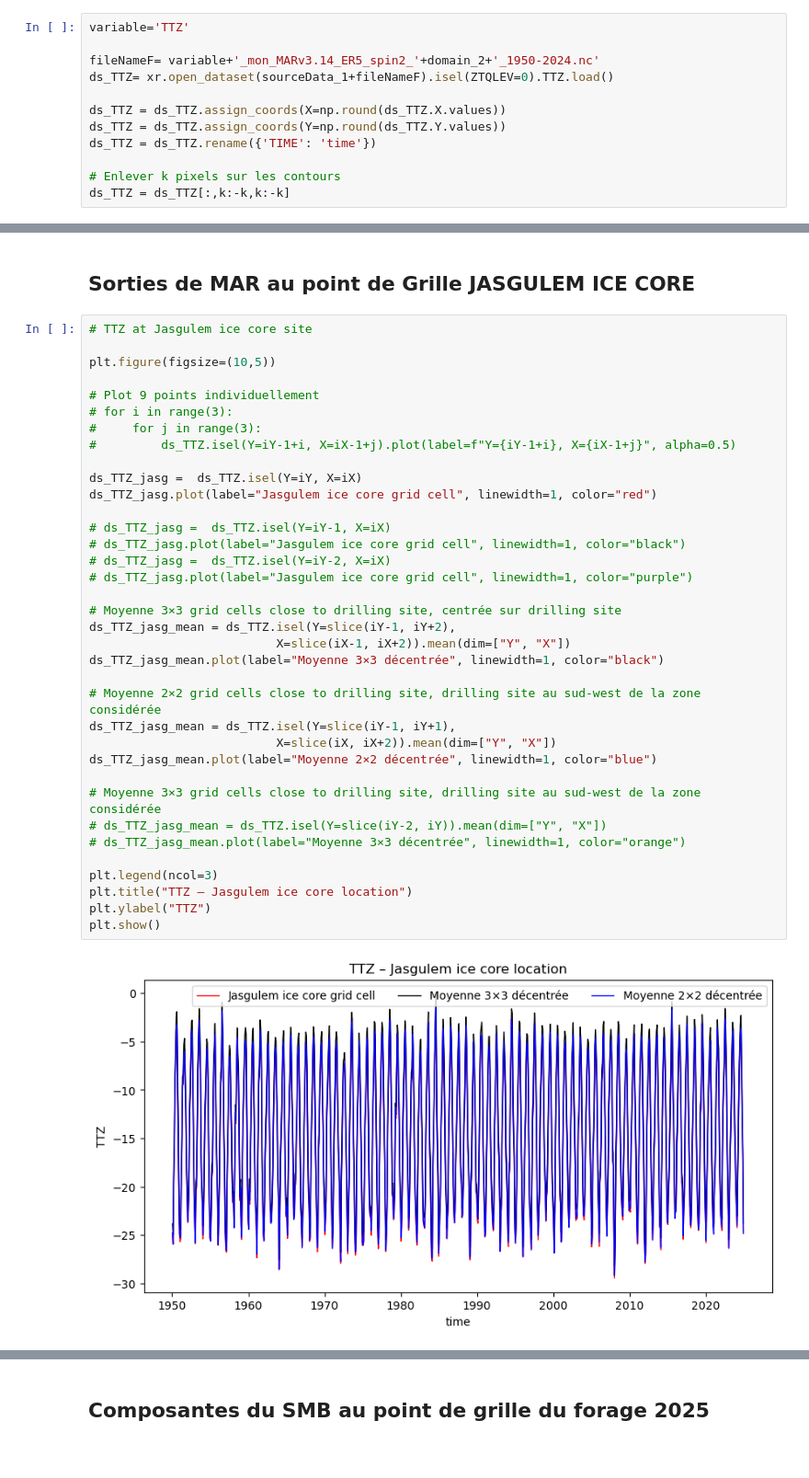
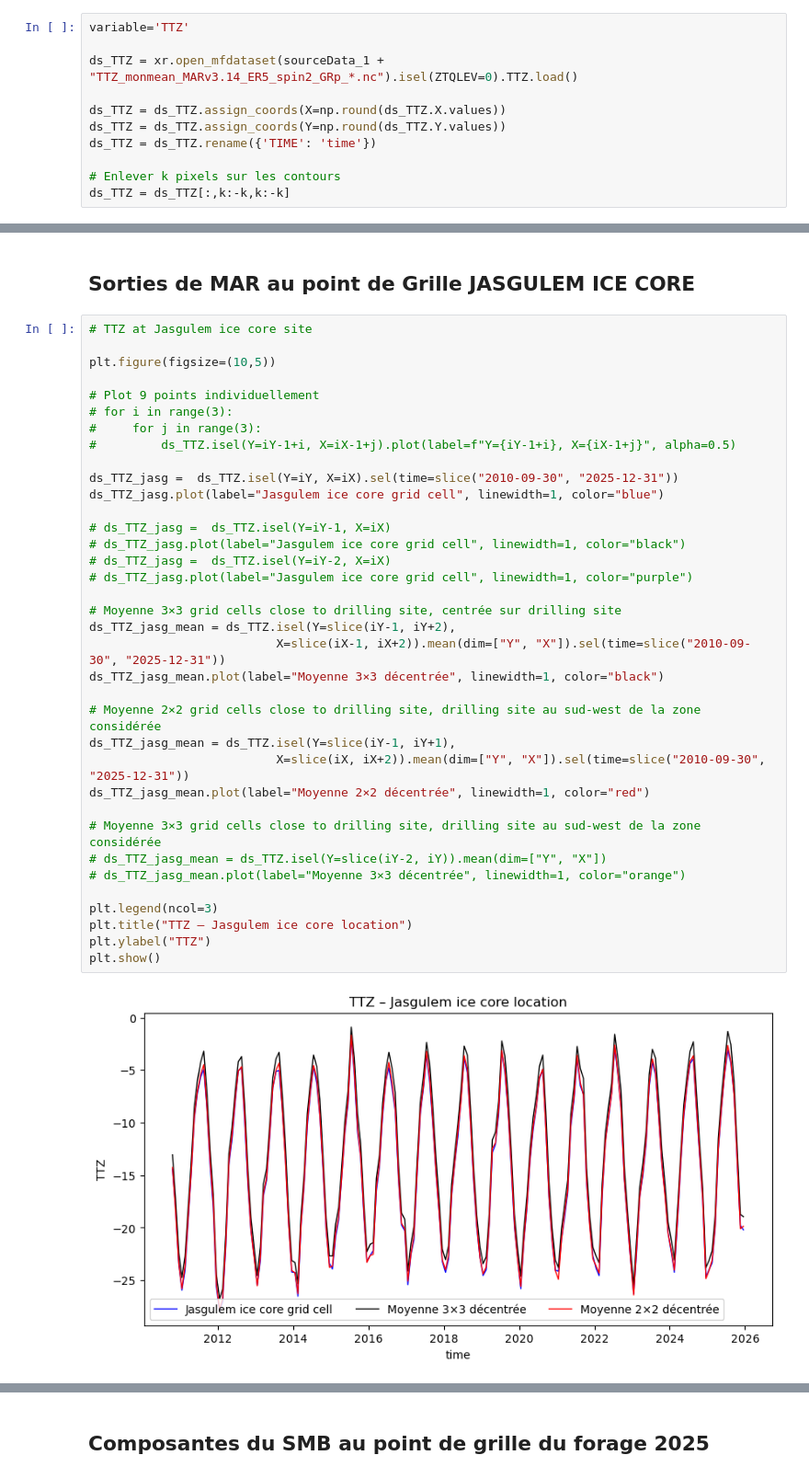
Before and after one commit to xfain/MAR_HMA, a Jupyter notebook: Pamir_domain/SMB.timeSeries_GRp.ipynb, the cells around one changed output, grey strips where cells are left out. Shown at 92% size. Saved outputs shown, nothing was run; the diff lists cells and outputs as text.

```diff
--- a/Pamir_domain/SMB.timeSeries_GRp.ipynb
+++ b/Pamir_domain/SMB.timeSeries_GRp.ipynb
@@ -295,8 +295,7 @@ plt.show()
 # %%
 variable='TTZ'
 
-fileNameF= variable+'_mon_MARv3.14_ER5_spin2_'+domain_2+'_1950-2024.nc'
-ds_TTZ= xr.open_dataset(sourceData_1+fileNameF).isel(ZTQLEV=0).TTZ.load()
+ds_TTZ = xr.open_mfdataset(sourceData_1 + "TTZ_monmean_MARv3.14_ER5_spin2_GRp_*.nc").isel(ZTQLEV=0).TTZ.load()
 
 ds_TTZ = ds_TTZ.assign_coords(X=np.round(ds_TTZ.X.values))
 ds_TTZ = ds_TTZ.assign_coords(Y=np.round(ds_TTZ.Y.values))
@@ -480,36 +493,36 @@ plt.show()
 
 plt.figure(figsize=(10,5))
 
 # Plot 9 points individuellement
 # for i in range(3):
 #     for j in range(3):
 #         ds_TTZ.isel(Y=iY-1+i, X=iX-1+j).plot(label=f"Y={iY-1+i}, X={iX-1+j}", alpha=0.5)
 
-ds_TTZ_jasg =  ds_TTZ.isel(Y=iY, X=iX)
-ds_TTZ_jasg.plot(label="Jasgulem ice core grid cell", linewidth=1, color="red")
+ds_TTZ_jasg =  ds_TTZ.isel(Y=iY, X=iX).sel(time=slice("2010-09-30", "2025-12-31"))
+ds_TTZ_jasg.plot(label="Jasgulem ice core grid cell", linewidth=1, color="blue")
 
 # ds_TTZ_jasg =  ds_TTZ.isel(Y=iY-1, X=iX)
 # ds_TTZ_jasg.plot(label="Jasgulem ice core grid cell", linewidth=1, color="black")
 # ds_TTZ_jasg =  ds_TTZ.isel(Y=iY-2, X=iX)
 # ds_TTZ_jasg.plot(label="Jasgulem ice core grid cell", linewidth=1, color="purple")
 
 # Moyenne 3×3 grid cells close to drilling site, centrée sur drilling site
 ds_TTZ_jasg_mean = ds_TTZ.isel(Y=slice(iY-1, iY+2),
-                          X=slice(iX-1, iX+2)).mean(dim=["Y", "X"])
+                          X=slice(iX-1, iX+2)).mean(dim=["Y", "X"]).sel(time=slice("2010-09-30", "2025-12-31"))
 ds_TTZ_jasg_mean.plot(label="Moyenne 3×3 décentrée", linewidth=1, color="black")
 
 # Moyenne 2×2 grid cells close to drilling site, drilling site au sud-west de la zone considérée
 ds_TTZ_jasg_mean = ds_TTZ.isel(Y=slice(iY-1, iY+1),
-                          X=slice(iX, iX+2)).mean(dim=["Y", "X"])
-ds_TTZ_jasg_mean.plot(label="Moyenne 2×2 décentrée", linewidth=1, color="blue")
+                          X=slice(iX, iX+2)).mean(dim=["Y", "X"]).sel(time=slice("2010-09-30", "2025-12-31"))
+ds_TTZ_jasg_mean.plot(label="Moyenne 2×2 décentrée", linewidth=1, color="red")
 
 # Moyenne 3×3 grid cells close to drilling site, drilling site au sud-west de la zone considérée
 # ds_TTZ_jasg_mean = ds_TTZ.isel(Y=slice(iY-2, iY)).mean(dim=["Y", "X"])
 # ds_TTZ_jasg_mean.plot(label="Moyenne 3×3 décentrée", linewidth=1, color="orange")
 
 plt.legend(ncol=3)
 plt.title("TTZ – Jasgulem ice core location")
 plt.ylabel("TTZ")
 plt.show()
 # %% [output]
-[figure, old version]
+[figure, new version]
```
Also changed, not shown: parts of 57 cells of this notebook, 3 other files.
